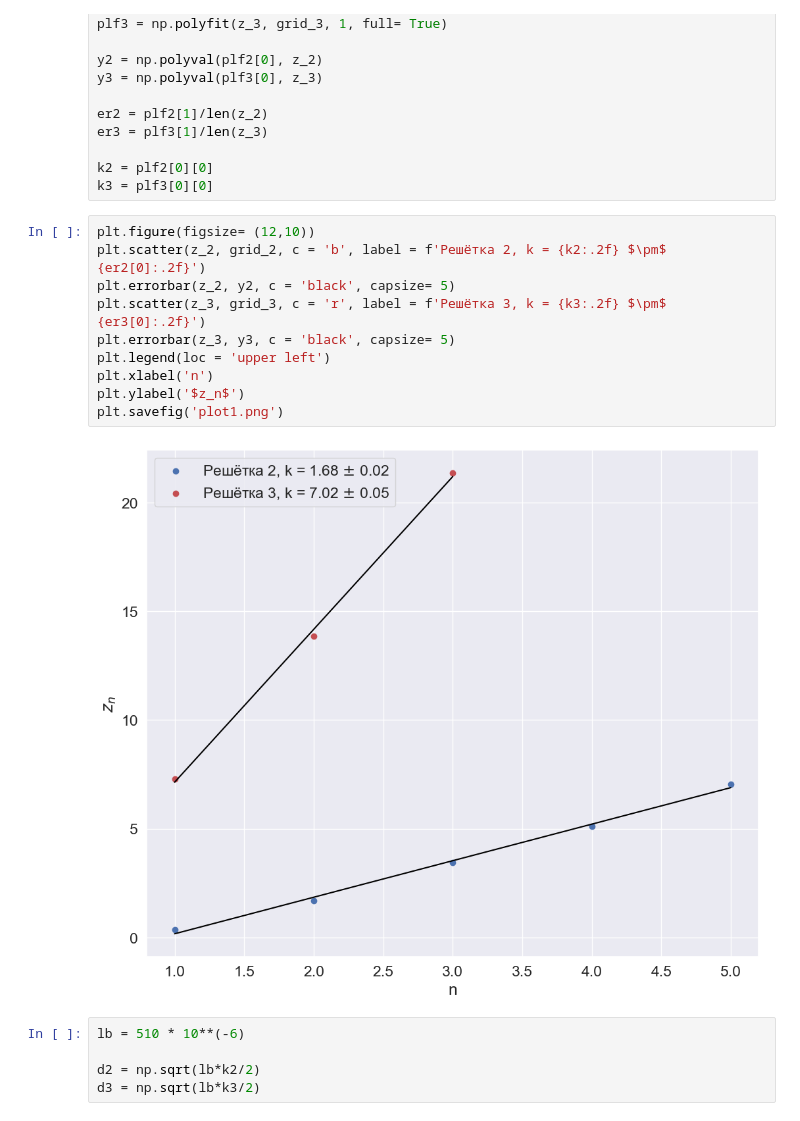
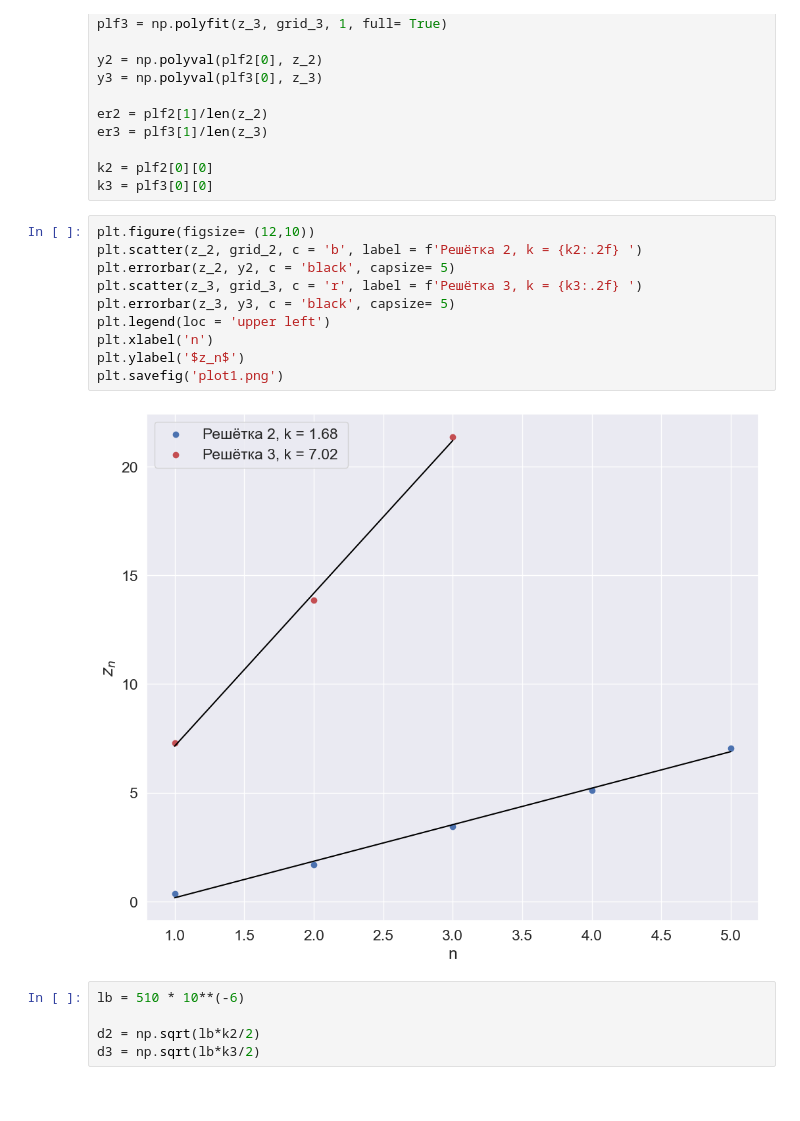
Before and after one commit to kekoveca/Physics_labs, a Jupyter notebook: 2 course/lab436/lab436.ipynb, the cells around one changed output. Saved outputs shown, nothing was run; the diff lists cells and outputs as text.

```diff
--- a/2 course/lab436/lab436.ipynb
+++ b/2 course/lab436/lab436.ipynb
@@ -27,16 +27,16 @@ k2 = plf2[0][0]
 k3 = plf3[0][0]
 # %%
 plt.figure(figsize= (12,10))
-plt.scatter(z_2, grid_2, c = 'b', label = f'Решётка 2, k = {k2:.2f} $\pm$ {er2[0]:.2f}')
+plt.scatter(z_2, grid_2, c = 'b', label = f'Решётка 2, k = {k2:.2f} ')
 plt.errorbar(z_2, y2, c = 'black', capsize= 5)
-plt.scatter(z_3, grid_3, c = 'r', label = f'Решётка 3, k = {k3:.2f} $\pm$ {er3[0]:.2f}')
+plt.scatter(z_3, grid_3, c = 'r', label = f'Решётка 3, k = {k3:.2f} ')
 plt.errorbar(z_3, y3, c = 'black', capsize= 5)
 plt.legend(loc = 'upper left')
 plt.xlabel('n')
 plt.ylabel('$z_n$')
 plt.savefig('plot1.png')
 # %% [output]
-[figure, old version]
+[figure, new version]
 # %%
 lb = 510 * 10**(-6)
 
```
Also changed, not shown: parts of 2 cells of this notebook, 15 other files.
